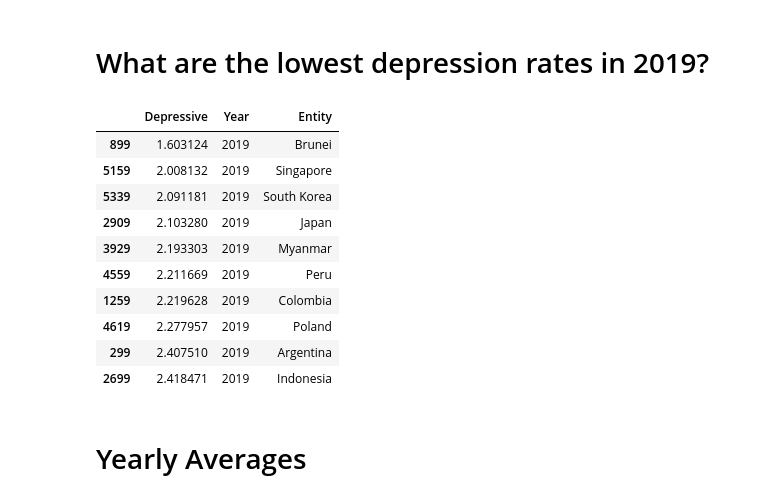
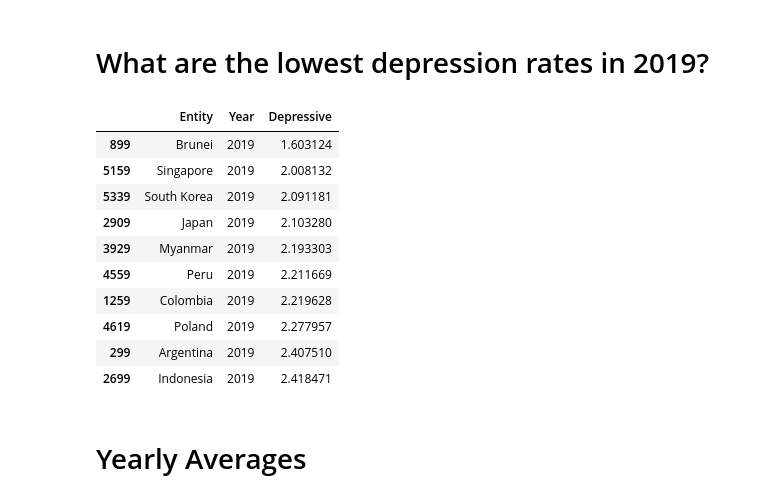
Before and after one commit to BuseBoy/Mental-Illnesses-Prevalence-Analysis, a Jupyter notebook: notebooks/Mental-Health-Prevalence-Analysis.ipynb, the cells around one changed output. Drawn from its saved outputs; the diff is of its cells as text; code cells hidden in the pictures.

```diff
--- a/notebooks/Mental-Health-Prevalence-Analysis.ipynb
+++ b/notebooks/Mental-Health-Prevalence-Analysis.ipynb
@@ -240,21 +239,21 @@ max_depressive.head(10)
 # %% [markdown]
 # What are the lowest depression rates in 2019?
 # %%
-min_depressive = df_countries.loc[df_countries["Year"] == 2019, ["Depressive", "Year","Entity"]].sort_values(by= "Depressive", ascending= True)
+min_depressive = df_countries.loc[df_countries["Year"] == 2019, ["Entity","Year","Depressive"]].sort_values(by= "Depressive", ascending= True)
 
 min_depressive.head(10)
 # %% [output]
-|  | Depressive | Year | Entity |
-| 899 | 1.603124 | 2019 | Brunei |
-| 5159 | 2.008132 | 2019 | Singapore |
-| 5339 | 2.091181 | 2019 | South Korea |
-| 2909 | 2.103280 | 2019 | Japan |
-| 3929 | 2.193303 | 2019 | Myanmar |
-| 4559 | 2.211669 | 2019 | Peru |
-| 1259 | 2.219628 | 2019 | Colombia |
-| 4619 | 2.277957 | 2019 | Poland |
-| 299 | 2.407510 | 2019 | Argentina |
-| 2699 | 2.418471 | 2019 | Indonesia |
+|  | Entity | Year | Depressive |
+| 899 | Brunei | 2019 | 1.603124 |
+| 5159 | Singapore | 2019 | 2.008132 |
+| 5339 | South Korea | 2019 | 2.091181 |
+| 2909 | Japan | 2019 | 2.103280 |
+| 3929 | Myanmar | 2019 | 2.193303 |
+| 4559 | Peru | 2019 | 2.211669 |
+| 1259 | Colombia | 2019 | 2.219628 |
+| 4619 | Poland | 2019 | 2.277957 |
+| 299 | Argentina | 2019 | 2.407510 |
+| 2699 | Indonesia | 2019 | 2.418471 |
 # %% [markdown]
 # Yearly Averages
 # %%
```
Also changed, not shown: parts of 8 cells of this notebook.
